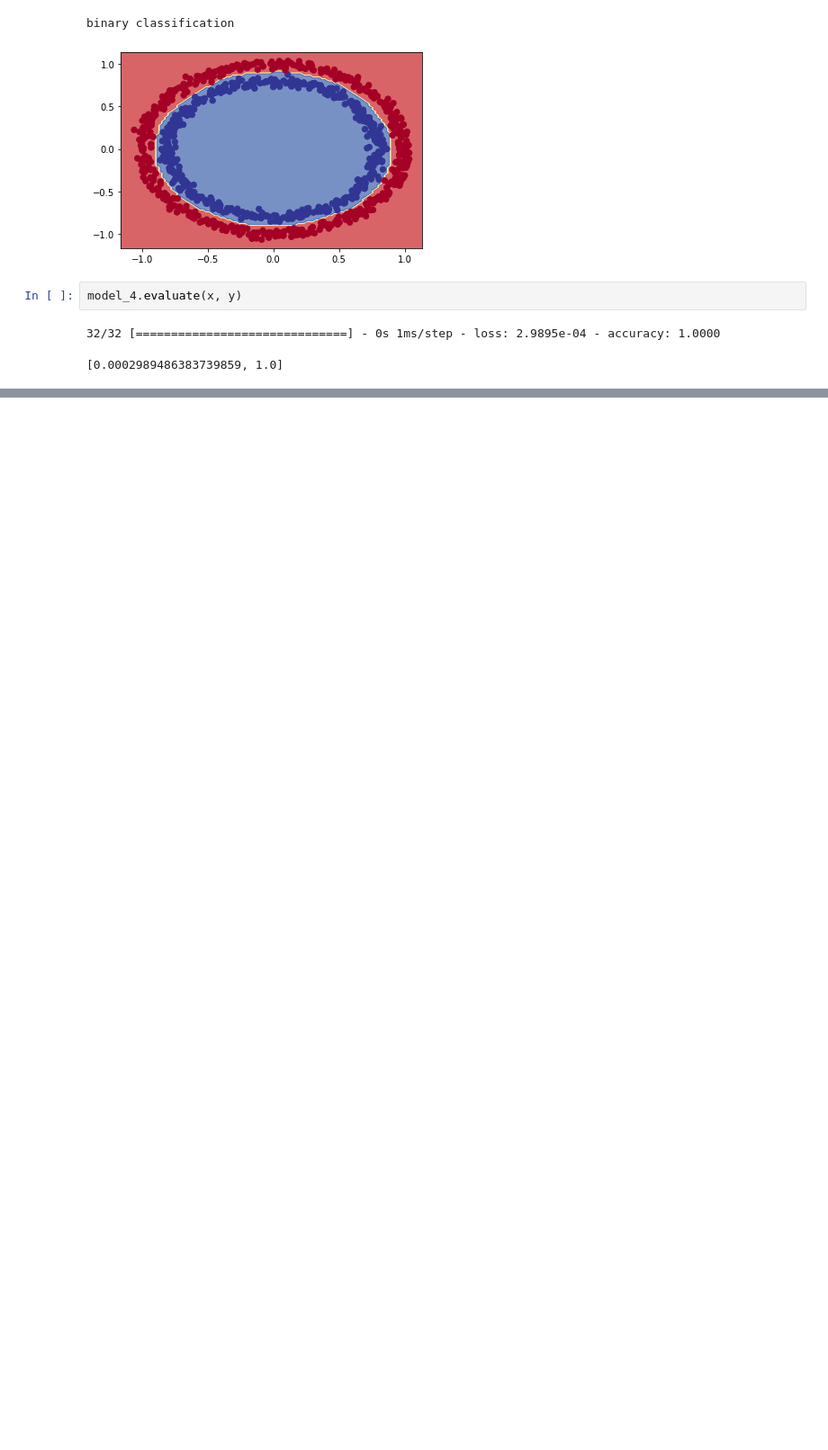
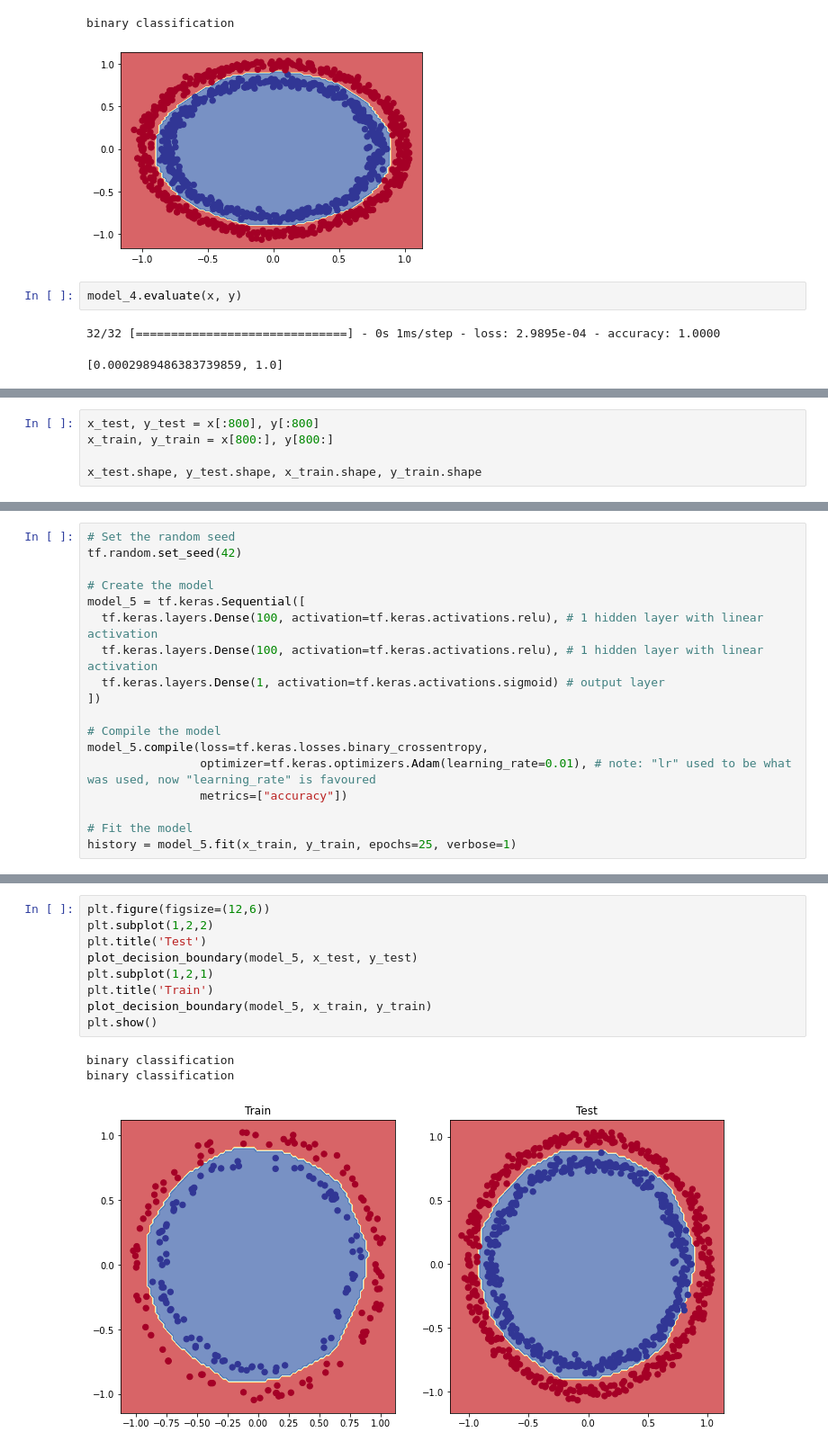
Before and after one commit to choton654/tenserflow-deep-learning, a Jupyter notebook: neural_network_classification_tenserflow.ipynb, the cells around one changed output, grey strips where cells are left out. Shown: that part at 90% size. Drawn from its saved outputs; the diff is of its cells as text; blank space fills up the shorter version.

```diff
--- a/neural_network_classification_tenserflow.ipynb
+++ b/neural_network_classification_tenserflow.ipynb
@@ -301,0 +374,5 @@ model_4.evaluate(x, y)
+# %%
+x_test, y_test = x[:800], y[:800]
+x_train, y_train = x[800:], y[800:]
+
+x_test.shape, y_test.shape, x_train.shape, y_train.shape
@@ -301,0 +381,18 @@ model_4.evaluate(x, y)
+# %%
+# Set the random seed
+tf.random.set_seed(42)
+
+# Create the model
+model_5 = tf.keras.Sequential([
+  tf.keras.layers.Dense(100, activation=tf.keras.activations.relu), # 1 hidden layer with linear activation
+  tf.keras.layers.Dense(100, activation=tf.keras.activations.relu), # 1 hidden layer with linear activation
+  tf.keras.layers.Dense(1, activation=tf.keras.activations.sigmoid) # output layer
+])
+
+# Compile the model
+model_5.compile(loss=tf.keras.losses.binary_crossentropy,
+                optimizer=tf.keras.optimizers.Adam(learning_rate=0.01), # note: "lr" used to be what was used, now "learning_rate" is favoured
+                metrics=["accuracy"])
+
+# Fit the model
+history = model_5.fit(x_train, y_train, epochs=25, verbose=1)
@@ -301,0 +427,13 @@ model_4.evaluate(x, y)
+# %%
+plt.figure(figsize=(12,6))
+plt.subplot(1,2,2)
+plt.title('Test')
+plot_decision_boundary(model_5, x_test, y_test)
+plt.subplot(1,2,1)
+plt.title('Train')
+plot_decision_boundary(model_5, x_train, y_train)
+plt.show()
+# %% [output]
+binary classification
+binary classification
+[figure, added]
```
Also changed, not shown: parts of 19 cells of this notebook.
